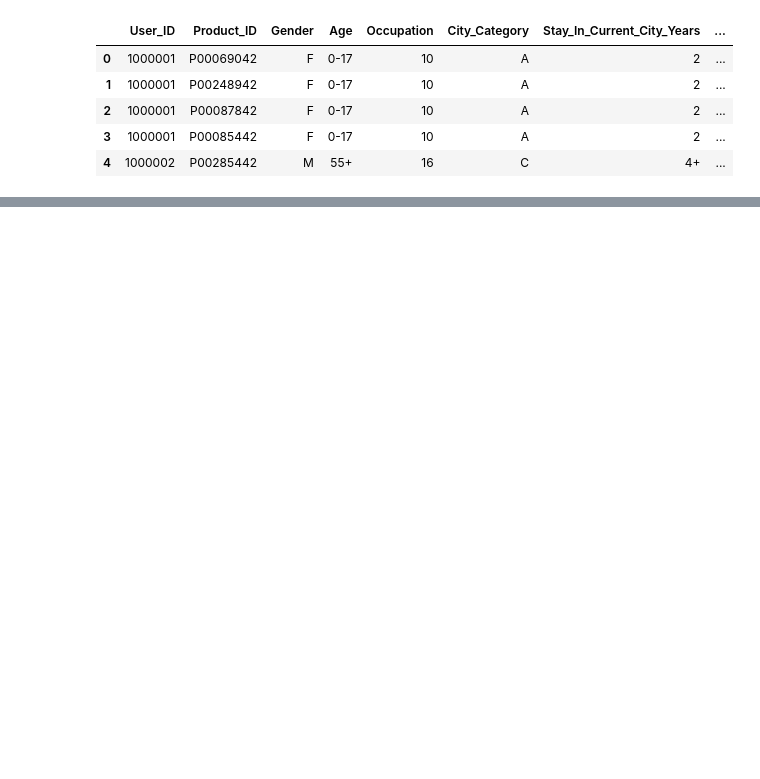
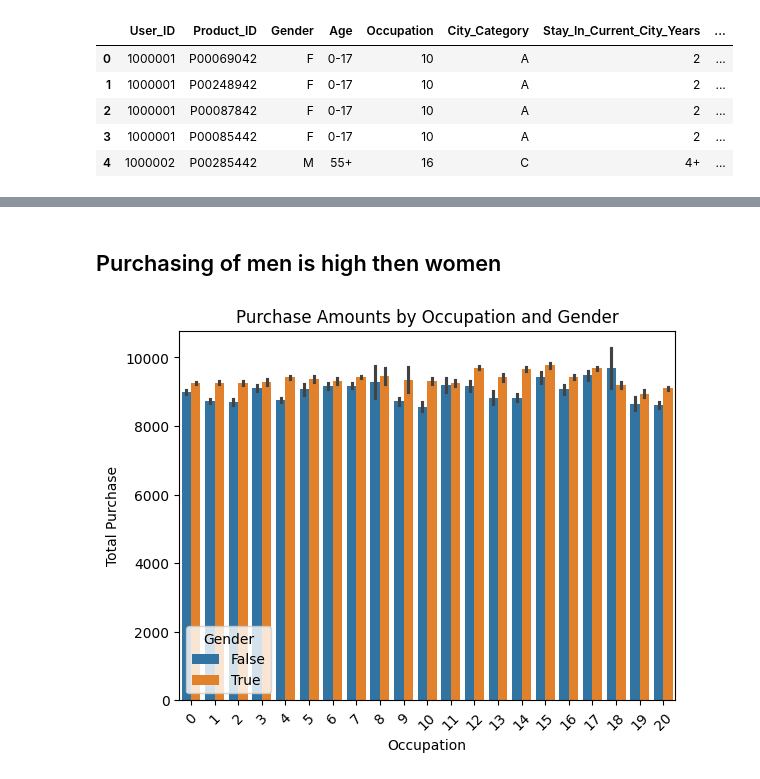
Before and after one commit to Nour-Zayed/Data-Analysis, a Jupyter notebook: Project 3/Main2.ipynb, the cells around one changed output, grey strips where cells are left out. Cells and saved outputs as stored; diff of their text form; code cells hidden in the pictures; blank space fills up the shorter version.

```diff
--- a/Project 3/Main2.ipynb
+++ b/Project 3/Main2.ipynb
@@ -47,0 +346,13 @@ df_combined = pd.concat([df1, df2], ignore_index=True)
+# %% [markdown]
+## Purchasing of men is high then women
+# %%
+sns.barplot(x='Occupation', y='Purchase', hue='Gender', data=df)
+
+# Show the plot
+plt.title('Purchase Amounts by Occupation and Gender')
+plt.xlabel('Occupation')
+plt.ylabel('Total Purchase')
+plt.xticks(rotation=45)  # Rotate x-axis labels for better readability
+plt.show()
+# %% [output]
+[figure, added]
```
Also changed, not shown: parts of 45 cells of this notebook.
